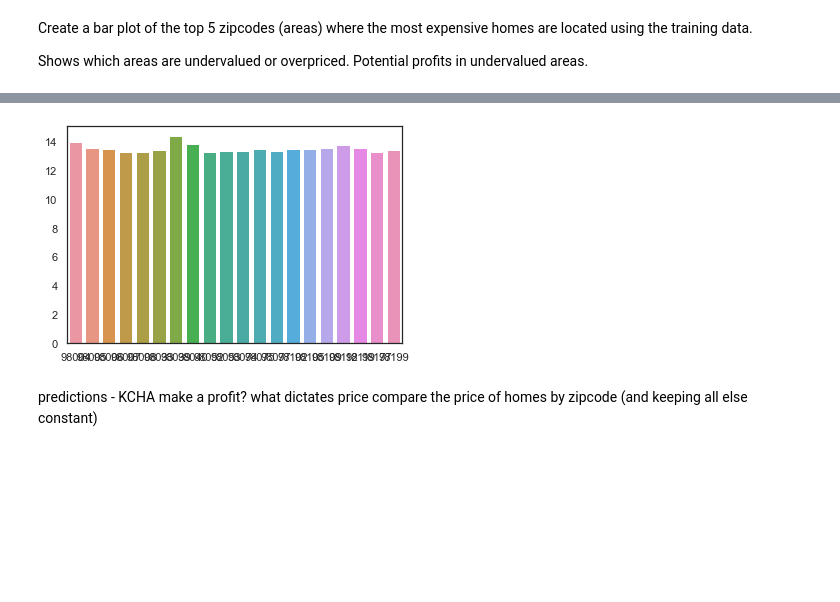
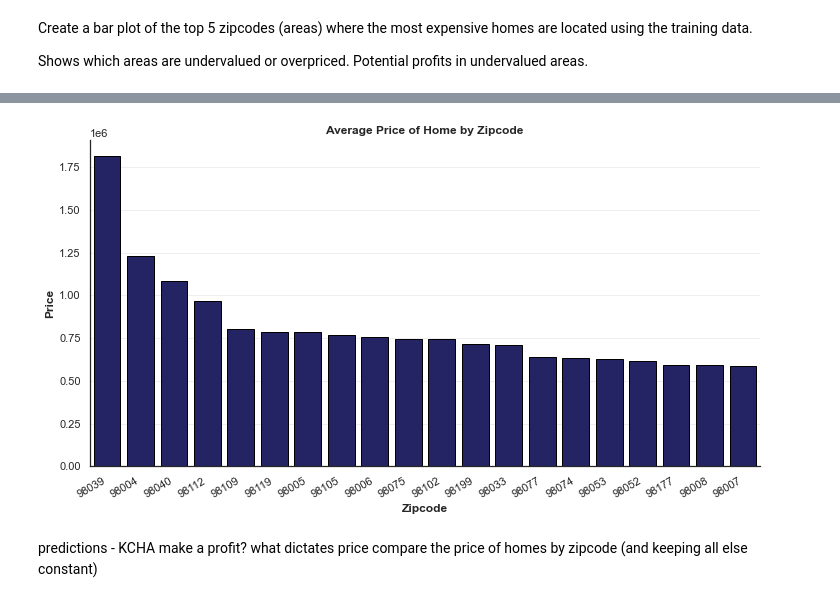
Before and after one commit to eric8395/Housing_Market_Linear_Regression, a Jupyter notebook: Housing Market Linear Regression.ipynb, the cells around one changed output, grey strips where cells are left out. Drawn from its saved outputs; the diff is of its cells as text; code cells hidden in the pictures; blank space fills up the shorter version.

```diff
--- a/Housing Market Linear Regression.ipynb
+++ b/Housing Market Linear Regression.ipynb
@@ -2104,8 +2154,9 @@ top_zips.head()
 # %%
 # finds average price for each grouped zipcode
 # sorts values in descending
-sorted_zipcodes = top_zips.groupby('zipcode').mean('price').sort_values(by = 'price', ascending = False)
+sorted_zipcodes = top_zips.groupby('zipcode').mean('scaled_price').sort_values(by = 'scaled_price', ascending = False)
 # %%
 # give me the top 20 most expensive zipcodes
 most_expensive = sorted_zipcodes.head(20)
-most_expensive
+most_expensive['price'] = np.exp(most_expensive['scaled_price'])
+most_expensive.reset_index(inplace = True)
@@ -2134,13 +2175,36 @@ top_zipcodes = list(most_expensive.index)
 
 # create a new variable deaths with a list of the values
 top_prices = list(most_expensive['price'].values)
-# %%
-sns.barplot(x = top_zipcodes,
-            y = top_prices,
-            order = top_prices.sort(reverse = True))
-plt.show()
-# %% [output]
-[figure, removed]
+# %%
+# plot highest average price of home by zipcode
+fig, ax = plt.subplots(figsize=(12, 6))
+
+sns.barplot(data = most_expensive,
+           x = 'zipcode',
+           y = 'price',
+           edgecolor = 'black',
+           order= most_expensive.sort_values('price', ascending = False).zipcode,
+           color = 'midnightblue')
+
+# rotate xticks labels
+plt.xticks(rotation=30, ha='right')
+
+# set labels
+ax.set_title("Average Price of Home by Zipcode", weight = "bold")
+ax.set_ylabel("Price", weight = "bold")
+ax.set_xlabel("Zipcode", weight = "bold")
+
+# removes top and right side axis
+sns.despine(right = True)
+
+# set gridline visibility
+ax.set_axisbelow(True)
+ax.yaxis.grid(True, color='#EEEEEE')
+ax.xaxis.grid(False)
+
+plt.show()
+# %% [output]
+[figure, added]
 # %% [markdown]
 predictions - KCHA make a profit? what dictates price
 compare the price of homes by zipcode (and keeping all else constant)
```
Also changed, not shown: parts of 22 cells of this notebook, 3 other files.
